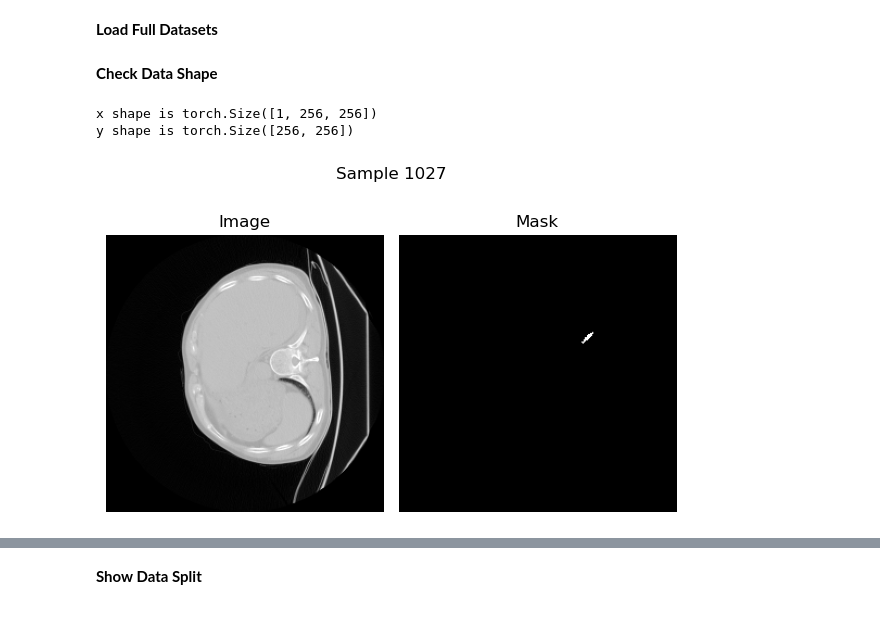
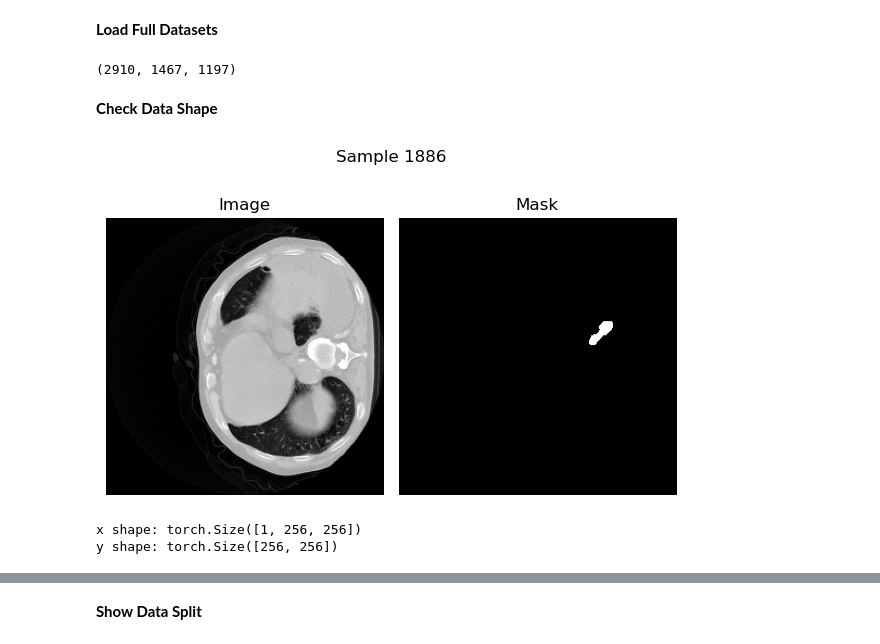
Before and after one commit to jyjuni/Covid19_Leision_Segmentation, a Jupyter notebook: src/train.ipynb, the cells around one changed output, grey strips where cells are left out. Saved outputs shown, nothing was run; the diff lists cells and outputs as text; code cells hidden in the pictures.

Commit message:
fix test data

```diff
--- a/src/train.ipynb
+++ b/src/train.ipynb
@@ -103,23 +110,23 @@ class BasicDataset(TensorDataset):
 <b> Load Full Datasets </b>
 # %%
 train_dataset = BasicDataset('PairedTrainData')
-valid_dataset = BasicDataset('PairedTrainData')
+valid_dataset = BasicDataset('PairedValidData')
 test_dataset = BasicDataset('PairedTestData')
+len(train_dataset), len(valid_dataset), len(test_dataset)
+# %% [output]
+(2910, 1467, 1197)
 # %% [markdown]
 <b> Check Data Shape </b>
 # %%
 from utils import show_pair
 
 # show a random pair (CT image, infection mask)
 sample_data = train_dataset[np.random.randint(0, len(train_dataset))]
 x, y, idx = sample_data['image'], sample_data['mask'], sample_data['img_id']
 show_pair(x[0], y, idx)
 print(f'x shape: {x.shape}')
 print(f'y shape: {y.shape}')
-
-# describe image
-pd.DataFrame(x.flatten()).describe(), pd.DataFrame(y.flatten()).describe()
 # %% [output]
+[figure, new version]
-x shape is torch.Size([1, 256, 256])
-y shape is torch.Size([256, 256])
+x shape: torch.Size([1, 256, 256])
+y shape: torch.Size([256, 256])
-[figure, old version]
```
Also changed, not shown: parts of 13 cells of this notebook, 4 other files.
